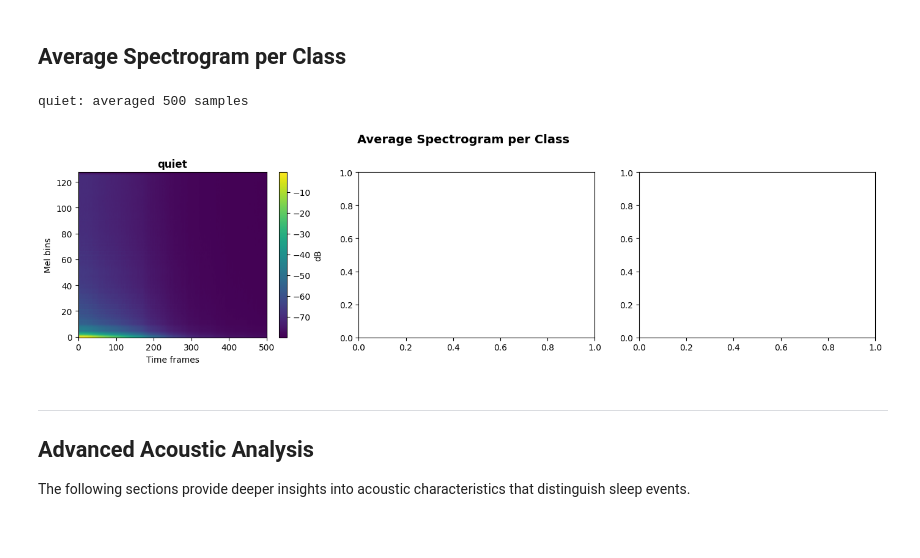
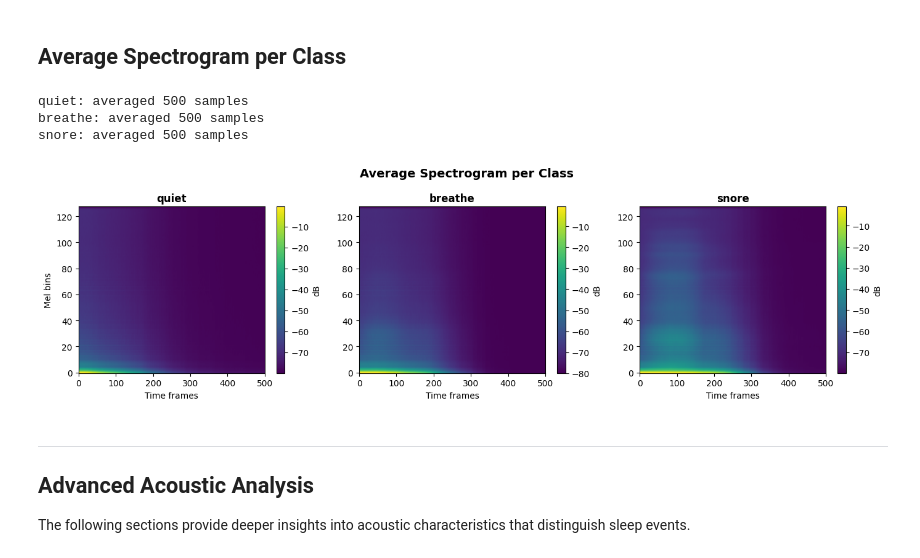
Before and after one commit to sumeyye-agac/dreamcatcher-earable-wearer-aware-benchmark, a Jupyter notebook: notebooks/data_analysis.ipynb, the cells around one changed output. Drawn from its saved outputs; the diff is of its cells as text; code cells hidden in the pictures.

Commit message:
Fix average spectrogram visualization
- Fix class index search to scan entire dataset
- Add individual colorbar scaling for each class
- All three classes (quiet, breathe, snore) now display correctly
- Spectrograms show proper detail instead of saturated colors

```diff
--- a/notebooks/data_analysis.ipynb
+++ b/notebooks/data_analysis.ipynb
@@ -182,31 +182,42 @@ avg_specs = {}
 n_samples_avg = 500
 
 for class_id in range(3):
-    class_indices = [i for i in range(min(10000, len(labels))) if int(labels[i]) == class_id][:n_samples_avg]
+    class_indices = []
+    for idx in range(len(labels)):
+        if int(labels[idx]) == class_id:
+            class_indices.append(idx)
+            if len(class_indices) >= n_samples_avg:
+                break
+
     if class_indices:
         class_specs = np.array([specs[i] for i in class_indices])
         avg_specs[class_id] = class_specs.mean(axis=0)
         print(f"{LABELS[class_id]}: averaged {len(class_indices)} samples")
 # %% [output]
 quiet: averaged 500 samples
+breathe: averaged 500 samples
+snore: averaged 500 samples
 # %%
 # Plot average spectrograms
 fig, axes = plt.subplots(1, 3, figsize=(14, 4))
 
 for i, (class_id, avg_spec) in enumerate(avg_specs.items()):
     ax = axes[i]
-    im = ax.imshow(avg_spec, aspect='auto', origin='lower', cmap='viridis')
+    # Use individual vmin/vmax for each class
+    vmin, vmax = avg_spec.min(), avg_spec.max()
+    im = ax.imshow(avg_spec, aspect='auto', origin='lower', cmap='viridis',
+                   vmin=vmin, vmax=vmax)
     ax.set_title(LABELS[class_id], fontsize=12, fontweight='bold')
     ax.set_xlabel('Time frames')
     if i == 0:
         ax.set_ylabel('Mel bins')
     plt.colorbar(im, ax=ax, label='dB')
 
 plt.suptitle('Average Spectrogram per Class', fontsize=14, fontweight='bold')
 plt.tight_layout()
 plt.show()
 # %% [output]
-[figure, old version]
+[figure, new version]
 # %% [markdown]
 ---
 
```
